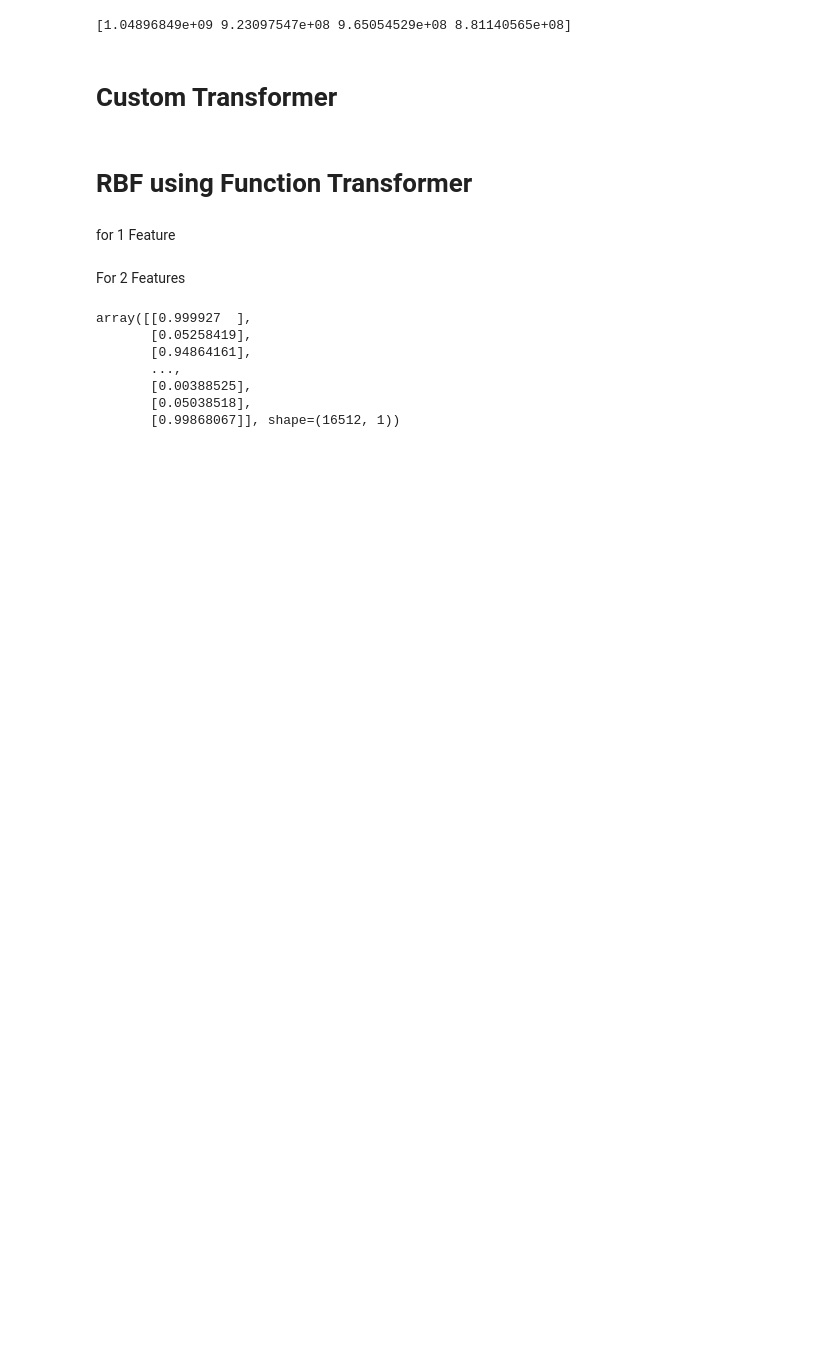
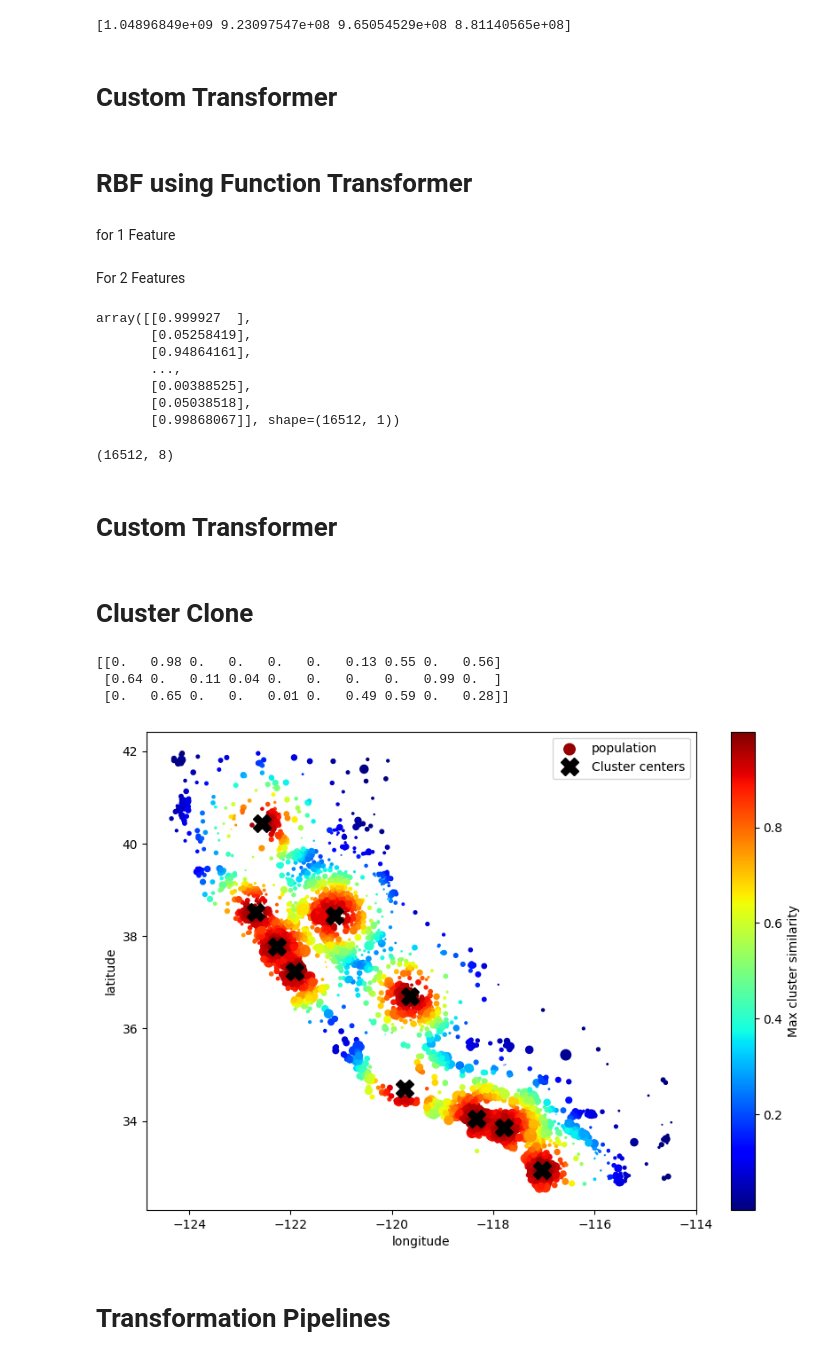
Before and after one commit to SiyamX7/MachineLearning, a Jupyter notebook: Book/4.ipynb, the cells around one changed output. Drawn from its saved outputs; the diff is of its cells as text; code cells hidden in the pictures; blank space fills up the shorter version.

```diff
--- a/Book/4.ipynb
+++ b/Book/4.ipynb
@@ -337,3 +345,9 @@ array([[0.999927  ],
        [0.00388525],
        [0.05038518],
        [0.99868067]], shape=(16512, 1))
+# %%
+print(X.shape)
+# %% [output]
+(16512, 8)
+# %% [markdown]
+# Custom Transformer
@@ -339,0 +380,64 @@ array([[0.999927  ],
+# %% [markdown]
+# Cluster Clone
+# %%
+from sklearn.cluster import KMeans
+
+class ClusterSimilarity(BaseEstimator, TransformerMixin):
+    def __init__(self, n_clusters=10, gamma=1.0, random_state=None):
+        self.n_clusters = n_clusters
+        self.gamma = gamma
+        self.random_state = random_state
+
+    def fit(self, X, y=None, sample_weight=None):
+        self.kmeans_ = KMeans(
+            self.n_clusters, random_state=self.random_state
+        )
+        self.kmeans_.fit(X,sample_weight=sample_weight)
+        return self
+
+    def transform(self,X):
+        return rbf_kernel(X, self.kmeans_.cluster_centers_, gamma=self.gamma)
+
+    def get_feature_names_out(self, names=None):
+        return [f"Cluster {i} similarity" for i in range(1,self.n_clusters+1)]
+
+
+
+cluster_sim = ClusterSimilarity(
+    n_clusters=10,
+    gamma=1.0,
+    random_state=42
+)
+
+similarities = cluster_sim.fit_transform(housing[['latitude', 'longitude']],
+                                         sample_weight=housing_labels)
+
+print(similarities[:3].round(2))
+
+housing["Max cluster similarity"] = similarities.max(axis=1)
+
+housing.plot(
+    kind="scatter", x="longitude", y="latitude",
+    s=housing["population"] / 100, label="population",
+    c="Max cluster similarity",
+    figsize=(10, 7),
+    legend=True,
+    cmap="jet",
+    colorbar=True,
+    sharex=False
+)
+
+plt.plot(cluster_sim.kmeans_.cluster_centers_[:, 1],
+         cluster_sim.kmeans_.cluster_centers_[:, 0],
+         linestyle="", color="black", marker="X", markersize=15,
+         label="Cluster centers")
+
+plt.legend(loc="upper right")
+plt.show()
+# %% [output]
+[[0.   0.98 0.   0.   0.   0.   0.13 0.55 0.   0.56]
+ [0.64 0.   0.11 0.04 0.   0.   0.   0.   0.99 0.  ]
+ [0.   0.65 0.   0.   0.01 0.   0.49 0.59 0.   0.28]]
+[figure, added]
+# %% [markdown]
+# Transformation Pipelines
```
Also changed, not shown: parts of 8 cells of this notebook, 2 other files.
